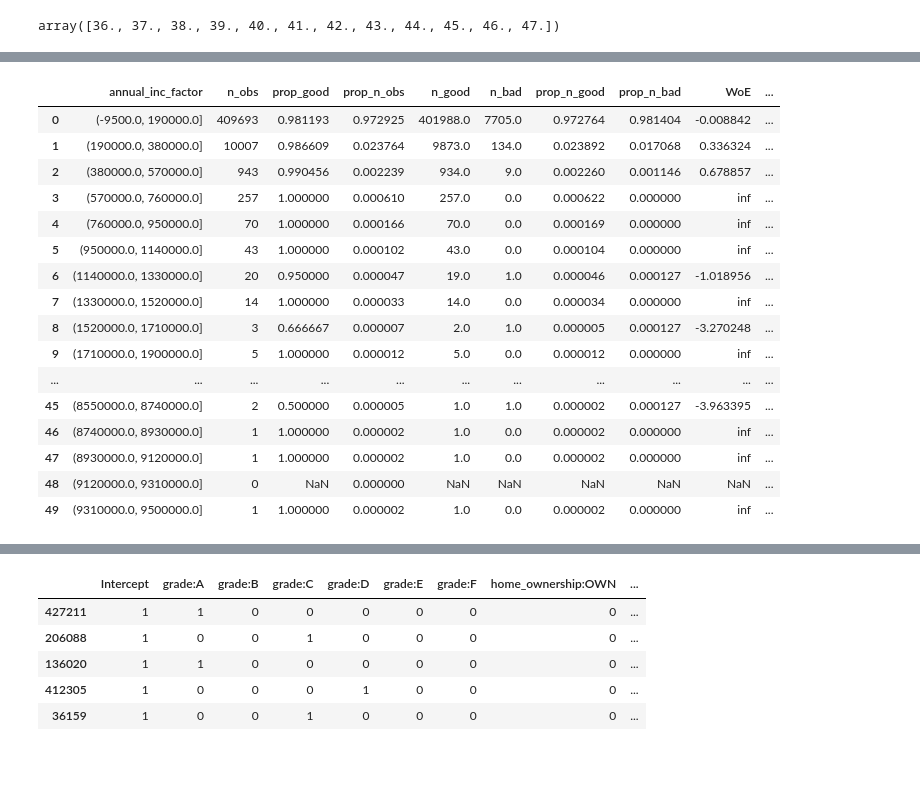
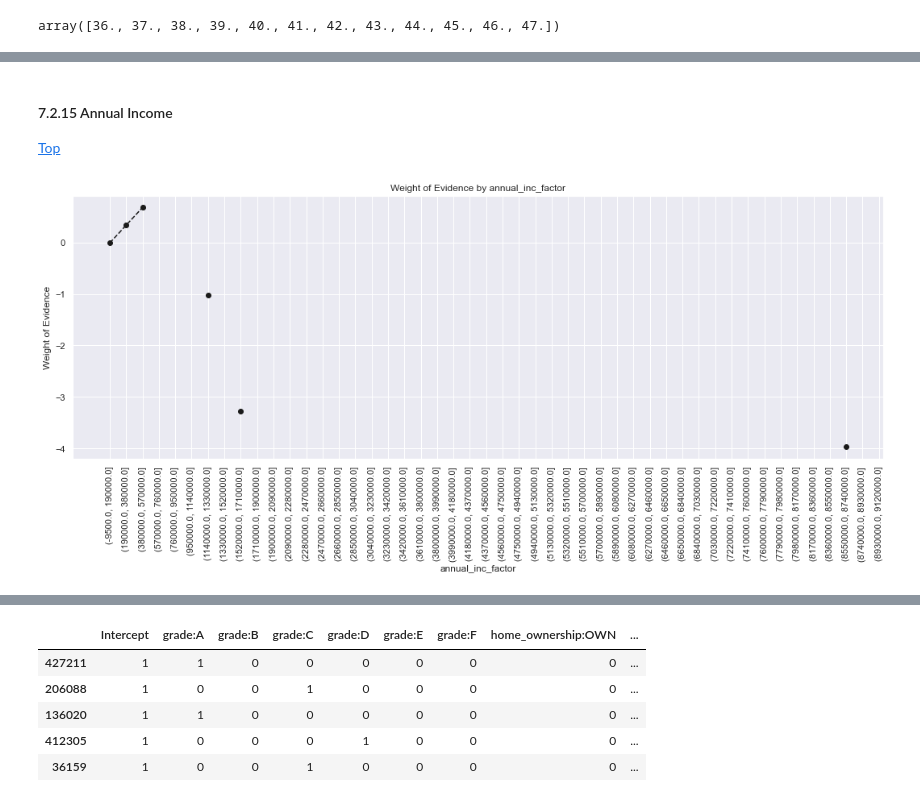
Before and after one commit to Sidhus234/credit-risk-modeling-with-python, a Jupyter notebook: Codes/04 PD Model Monitoring.ipynb, the cells around one changed output, grey strips where cells are left out. Saved outputs shown, nothing was run; the diff lists cells and outputs as text; code cells hidden in the pictures; blank space fills up the shorter version.

```diff
--- a/Codes/04 PD Model Monitoring.ipynb
+++ b/Codes/04 PD Model Monitoring.ipynb
@@ -1037,6 +814,6 @@ plot_by_woe(df_temp.iloc[3: , : ], 90)
 # %%
 # We create the following categories:
-# < 38, 38 - 39, 40 - 41, 42 - 48, 49 - 52, 53 - 64, 65 - 86, > 86.
+# < 38, 38 - 39, 40 - 41, 42 - 48, 49 - 52, 53 - 64, 65 - 84, > 84.
 df_inputs_prepr['mths_since_issue_d:<38'] = np.where(df_inputs_prepr['mths_since_issue_d'].isin(range(38)), 1, 0)
 df_inputs_prepr['mths_since_issue_d:38-39'] = np.where(df_inputs_prepr['mths_since_issue_d'].isin(range(38, 40)), 1, 0)
 df_inputs_prepr['mths_since_issue_d:40-41'] = np.where(df_inputs_prepr['mths_since_issue_d'].isin(range(40, 42)), 1, 0)
@@ -1044,4 +821,5 @@ df_inputs_prepr['mths_since_issue_d:42-48'] = np.where(df_inputs_prepr['mths_sin
 df_inputs_prepr['mths_since_issue_d:49-52'] = np.where(df_inputs_prepr['mths_since_issue_d'].isin(range(49, 53)), 1, 0)
 df_inputs_prepr['mths_since_issue_d:53-64'] = np.where(df_inputs_prepr['mths_since_issue_d'].isin(range(53, 65)), 1, 0)
 df_inputs_prepr['mths_since_issue_d:65-84'] = np.where(df_inputs_prepr['mths_since_issue_d'].isin(range(65, 85)), 1, 0)
-df_inputs_prepr['mths_since_issue_d:>84'] = np.where(df_inputs_prepr['mths_since_issue_d'].isin(range(85, int(df_inputs_prepr['mths_since_issue_d'].max()))), 1, 0)
+df_inputs_prepr['mths_since_issue_d:>84'] = np.where(df_inputs_prepr['mths_since_issue_d'].isin(
+    range(85, int(df_inputs_prepr['mths_since_issue_d'].max()))), 1, 0)
@@ -1118,9 +875,15 @@ plot_by_woe(df_temp.iloc[6: , : ], 90)
 # %%
 # We create the following categories:
 # < 140, # 141 - 164, # 165 - 247, # 248 - 270, # 271 - 352, # > 352
-df_inputs_prepr['mths_since_earliest_cr_line:<140'] = np.where(df_inputs_prepr['mths_since_earliest_cr_line'].isin(range(140)), 1, 0)
-df_inputs_prepr['mths_since_earliest_cr_line:141-164'] = np.where(df_inputs_prepr['mths_since_earliest_cr_line'].isin(range(140, 165)), 1, 0)
-df_inputs_prepr['mths_since_earliest_cr_line:165-247'] = np.where(df_inputs_prepr['mths_since_earliest_cr_line'].isin(range(165, 248)), 1, 0)
-df_inputs_prepr['mths_since_earliest_cr_line:248-270'] = np.where(df_inputs_prepr['mths_since_earliest_cr_line'].isin(range(248, 271)), 1, 0)
-df_inputs_prepr['mths_since_earliest_cr_line:271-352'] = np.where(df_inputs_prepr['mths_since_earliest_cr_line'].isin(range(271, 353)), 1, 0)
-df_inputs_prepr['mths_since_earliest_cr_line:>352'] = np.where(df_inputs_prepr['mths_since_earliest_cr_line'].isin(range(353, int(df_inputs_prepr['mths_since_earliest_cr_line'].max()))), 1, 0)
+df_inputs_prepr['mths_since_earliest_cr_line:<140'] = np.where(df_inputs_prepr['mths_since_earliest_cr_line'].isin(
+    range(140)), 1, 0)
+df_inputs_prepr['mths_since_earliest_cr_line:141-164'] = np.where(df_inputs_prepr['mths_since_earliest_cr_line'].isin(
+    range(140, 165)), 1, 0)
+df_inputs_prepr['mths_since_earliest_cr_line:165-247'] = np.where(df_inputs_prepr['mths_since_earliest_cr_line'].isin(
+    range(165, 248)), 1, 0)
+df_inputs_prepr['mths_since_earliest_cr_line:248-270'] = np.where(df_inputs_prepr['mths_since_earliest_cr_line'].isin(
+    range(248, 271)), 1, 0)
+df_inputs_prepr['mths_since_earliest_cr_line:271-352'] = np.where(df_inputs_prepr['mths_since_earliest_cr_line'].isin(
+    range(271, 353)), 1, 0)
+df_inputs_prepr['mths_since_earliest_cr_line:>352'] = np.where(df_inputs_prepr['mths_since_earliest_cr_line'].isin(
+    range(353, int(df_inputs_prepr['mths_since_earliest_cr_line'].max()))), 1, 0)
@@ -1153,5 +901,6 @@ plot_by_woe(df_temp)
 # %%
 # Categories: 0, 1-3, >=4
 df_inputs_prepr['delinq_2yrs:0'] = np.where((df_inputs_prepr['delinq_2yrs'] == 0), 1, 0)
-df_inputs_prepr['delinq_2yrs:1-3'] = np.where((df_inputs_prepr['delinq_2yrs'] >= 1) & (df_inputs_prepr['delinq_2yrs'] <= 3), 1, 0)
+df_inputs_prepr['delinq_2yrs:1-3'] = np.where((df_inputs_prepr['delinq_2yrs'] >= 1) &
+                                              (df_inputs_prepr['delinq_2yrs'] <= 3), 1, 0)
 df_inputs_prepr['delinq_2yrs:>=4'] = np.where((df_inputs_prepr['delinq_2yrs'] >= 9), 1, 0)
@@ -1213,8 +937,7 @@ plot_by_woe(df_temp.iloc[ : 40, :], 90)
 # %%
 # Categories: '0', '1-3', '4-12', '13-17', '18-22', '23-25', '26-30', '>30'
 df_inputs_prepr['open_acc:0'] = np.where((df_inputs_prepr['open_acc'] == 0), 1, 0)
-df_inputs_prepr['open_acc:1-3'] = np.where((df_inputs_prepr['open_acc'] >= 1) &
-                                           (df_inputs_prepr['open_acc'] <= 3), 1, 0)
+df_inputs_prepr['open_acc:1-3'] = np.where((df_inputs_prepr['open_acc'] >= 1) & (df_inputs_prepr['open_acc'] <= 3), 1, 0)
 df_inputs_prepr['open_acc:4-12'] = np.where((df_inputs_prepr['open_acc'] >= 4) &
                                             (df_inputs_prepr['open_acc'] <= 12), 1, 0)
 df_inputs_prepr['open_acc:13-17'] = np.where((df_inputs_prepr['open_acc'] >= 13) &
@@ -1357,23 +1045,13 @@ df_inputs_prepr['total_rev_hi_lim:>95K'] = np.where((df_inputs_prepr['total_rev_
+# %% [markdown]
+<h4><a id="annual_inc_factor_woe">7.2.15 Annual Income</a></h4>
+
+[Top](#continuouswoe)
 # %%
 # annual_inc
 df_inputs_prepr['annual_inc_factor'] = pd.cut(df_inputs_prepr['annual_inc'], 50)
+# Here we do fine-classing: using the 'cut' method, we split the variable into 50 categories by its values.
 df_temp = woe_ordered_continuous(df_inputs_prepr, 'annual_inc_factor', df_targets_prepr)
-df_temp
+# We calculate weight of evidence.
+plot_by_woe(df_temp, 90)
 # %% [output]
-|  | annual_inc_factor | n_obs | prop_good | prop_n_obs | n_good | n_bad | prop_n_good | prop_n_bad | WoE | ... |
-| 0 | (-9500.0, 190000.0] | 409693 | 0.981193 | 0.972925 | 401988.0 | 7705.0 | 0.972764 | 0.981404 | -0.008842 | ... |
-| 1 | (190000.0, 380000.0] | 10007 | 0.986609 | 0.023764 | 9873.0 | 134.0 | 0.023892 | 0.017068 | 0.336324 | ... |
-| 2 | (380000.0, 570000.0] | 943 | 0.990456 | 0.002239 | 934.0 | 9.0 | 0.002260 | 0.001146 | 0.678857 | ... |
-| 3 | (570000.0, 760000.0] | 257 | 1.000000 | 0.000610 | 257.0 | 0.0 | 0.000622 | 0.000000 | inf | ... |
-| 4 | (760000.0, 950000.0] | 70 | 1.000000 | 0.000166 | 70.0 | 0.0 | 0.000169 | 0.000000 | inf | ... |
-| 5 | (950000.0, 1140000.0] | 43 | 1.000000 | 0.000102 | 43.0 | 0.0 | 0.000104 | 0.000000 | inf | ... |
-| 6 | (1140000.0, 1330000.0] | 20 | 0.950000 | 0.000047 | 19.0 | 1.0 | 0.000046 | 0.000127 | -1.018956 | ... |
-| 7 | (1330000.0, 1520000.0] | 14 | 1.000000 | 0.000033 | 14.0 | 0.0 | 0.000034 | 0.000000 | inf | ... |
-| 8 | (1520000.0, 1710000.0] | 3 | 0.666667 | 0.000007 | 2.0 | 1.0 | 0.000005 | 0.000127 | -3.270248 | ... |
-| 9 | (1710000.0, 1900000.0] | 5 | 1.000000 | 0.000012 | 5.0 | 0.0 | 0.000012 | 0.000000 | inf | ... |
-| ... | ... | ... | ... | ... | ... | ... | ... | ... | ... | ... |
-| 45 | (8550000.0, 8740000.0] | 2 | 0.500000 | 0.000005 | 1.0 | 1.0 | 0.000002 | 0.000127 | -3.963395 | ... |
-| 46 | (8740000.0, 8930000.0] | 1 | 1.000000 | 0.000002 | 1.0 | 0.0 | 0.000002 | 0.000000 | inf | ... |
-| 47 | (8930000.0, 9120000.0] | 1 | 1.000000 | 0.000002 | 1.0 | 0.0 | 0.000002 | 0.000000 | inf | ... |
-| 48 | (9120000.0, 9310000.0] | 0 | NaN | 0.000000 | NaN | NaN | NaN | NaN | NaN | ... |
-| 49 | (9310000.0, 9500000.0] | 1 | 1.000000 | 0.000002 | 1.0 | 0.0 | 0.000002 | 0.000000 | inf | ... |
+[figure, added]
```
Also changed, not shown: parts of 283 cells of this notebook.
